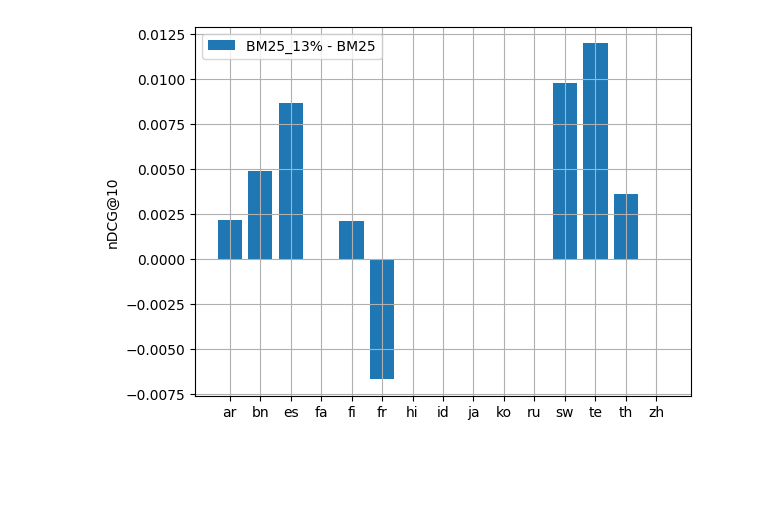
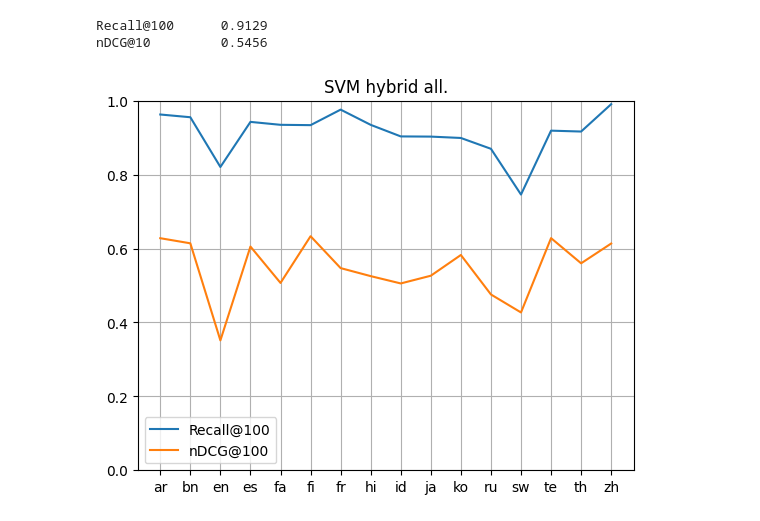
Before and after one commit to qaz12312/DM, a Jupyter notebook: paul/show_dist.ipynb, the cells around one changed output. Cells and saved outputs as stored; diff of their text form; code cells hidden in the pictures; blank space fills up the shorter version.

Commit message:
hybrid all.

```diff
--- a/paul/show_dist.ipynb
+++ b/paul/show_dist.ipynb
@@ -19,15 +1,21 @@ plt.show()
-# %%
-import matplotlib.pyplot as plt
-import numpy as np
-plt.figure()
-plt.title('')
-diff=np.array([0.4831,0.5128,0.3280,0.3334,0.5534,0.1765,0.4578,0.4486,0.3689,0.4190,0.3342,0.3924,0.5062,0.4874,0.1801])\
-    -np.array([0.4809,0.5079,0.3193,0.3334,0.5513,0.1832,0.4578,0.4486,0.3689,0.4190,0.3342,0.3826,0.4942,0.4838,0.1801])
-plt.bar(['ar','bn','es','fa','fi','fr','hi','id','ja','ko','ru','sw','te','th','zh'],
-diff,label='BM25_13% - BM25')
-plt.legend()
-plt.ylabel('nDCG@10')
-plt.grid()
-plt.show()
-# %% [output]
-[figure, removed]
+# %%
+import matplotlib.pyplot as plt
+import json
+with open('../can_neg_dev.json','r') as f:
+    R=json.load(f)
+plt.figure()
+plt.title('SVM hybrid all.')
+plt.plot(R['lang'],
+R['recall'],label='Recall@100')
+plt.plot(R['lang'],
+R['ndcg'],label='nDCG@100')
+plt.legend()
+plt.grid()
+plt.ylim(0,1)
+print('Recall@100\t'+str(round(R['Avg']['recall'],4)))
+print('nDCG@10   \t'+str(round(R['Avg']['ndcg'],4)))
+plt.show()
+# %% [output]
+Recall@100      0.9129
+nDCG@10         0.5456
+[figure, added]
```
Also changed, not shown: parts of 1 cell of this notebook, 21 other files.
